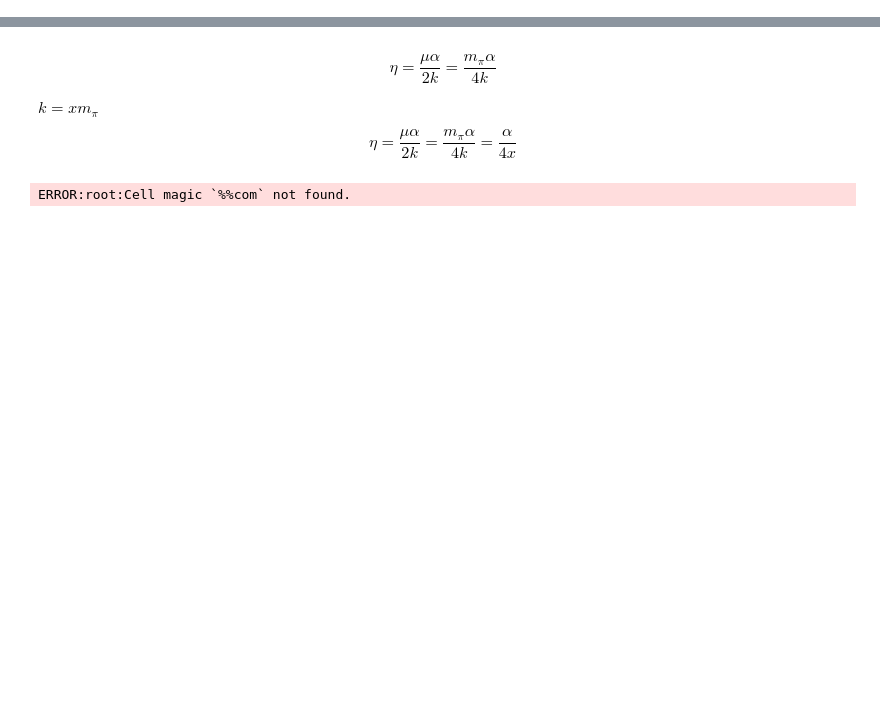
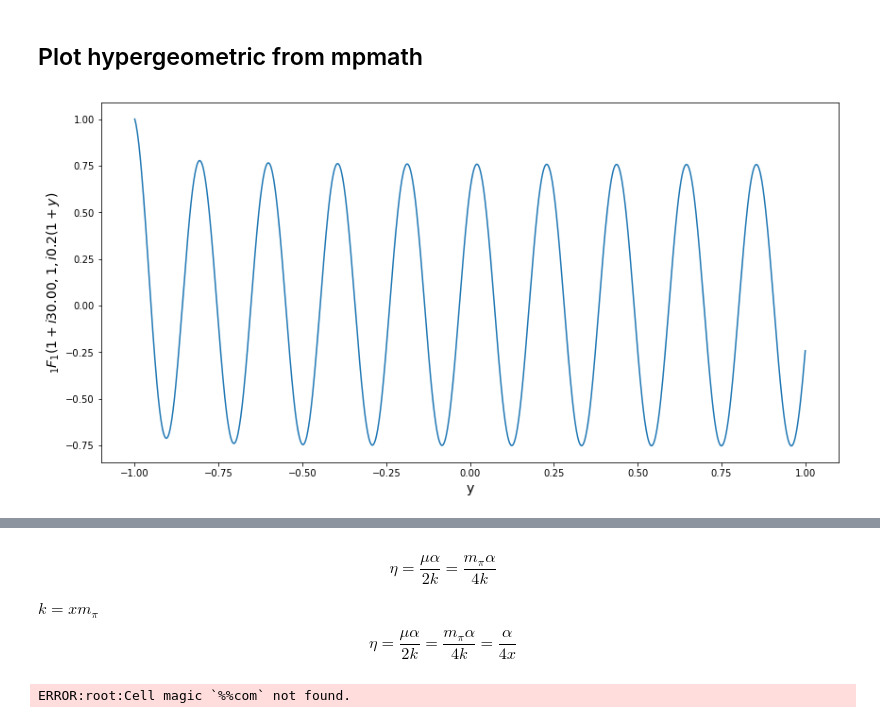
Before and after one commit to qati/HBTCoulombCorrection, a Jupyter notebook: Hypgeom.ipynb, the cells around one changed output, grey strips where cells are left out. Cells and saved outputs as stored; diff of their text form; code cells hidden in the pictures; blank space fills up the shorter version.

```diff
--- a/Hypgeom.ipynb
+++ b/Hypgeom.ipynb
@@ -16,8 +38,10 @@ goimag    = np.frompyfunc(lambda a: a.imag, 1,1)
+# %% [markdown]
+## Plot hypergeometric from mpmath
 # %%
-#plot hypergeometric
-#hypgeom from mathmp package
-def plotF(kr, eta):
-    y = np.linspace(-0.95,1, 1000)
-    A=F(1+1j*eta, 1, 1j*kr*(1+y))
-    v=makefloat(goreal(A))
-    plt.plot(y,v)
+eta=0.2
+kr=30
+y=np.linspace(-1,1,1000)
+A=F(1+1j*eta, 1, 1j*kr*(1+y))
+plot(A,eta,kr)
+# %% [output]
+[figure, added]
```
Also changed, not shown: parts of 27 cells of this notebook.
